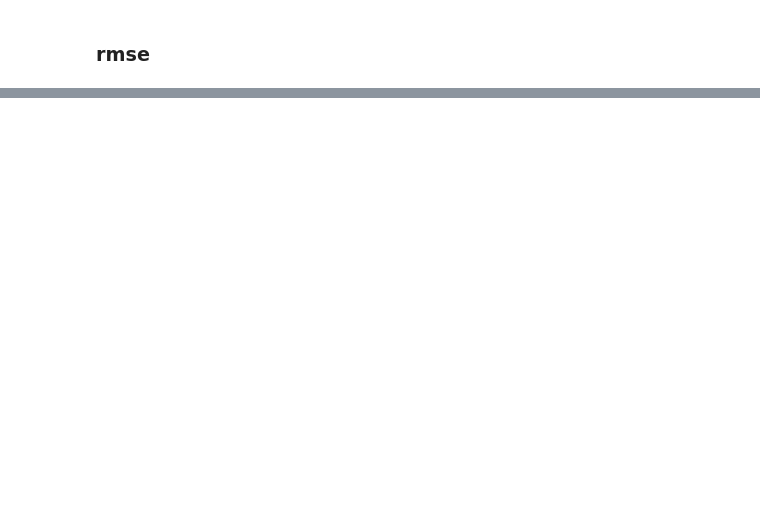
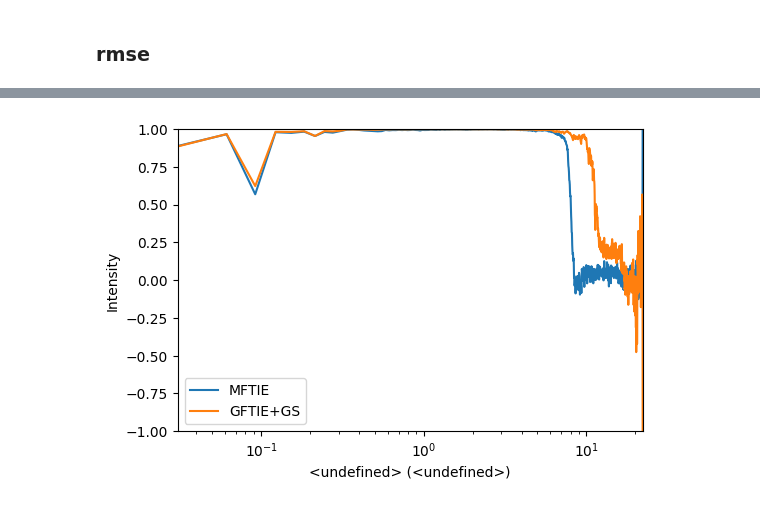
Before and after one commit to AEljarrat/inline_holo, a Jupyter notebook: Simulated_dataset.ipynb, the cells around one changed output, grey strips where cells are left out. Saved outputs shown, nothing was run; the diff lists cells and outputs as text; code cells hidden in the pictures; blank space fills up the shorter version.

```diff
--- a/Simulated_dataset.ipynb
+++ b/Simulated_dataset.ipynb
@@ -570,0 +670,8 @@ np.sqrt(560*3), np.sqrt(25*10)
+# %%
+f, ax = plt.subplots(1,1)
+hs.plot.plot_spectra([sim_gftie['frc'], sim_gf_gs['frc_phi']],
+                     legend=['MFTIE', 'GFTIE+GS'], legend_loc='best',
+                     fig=f, ax=ax)
+ax.set_xscale('log')
+# %% [output]
+[figure, added]
```
Also changed, not shown: parts of 33 cells of this notebook.
